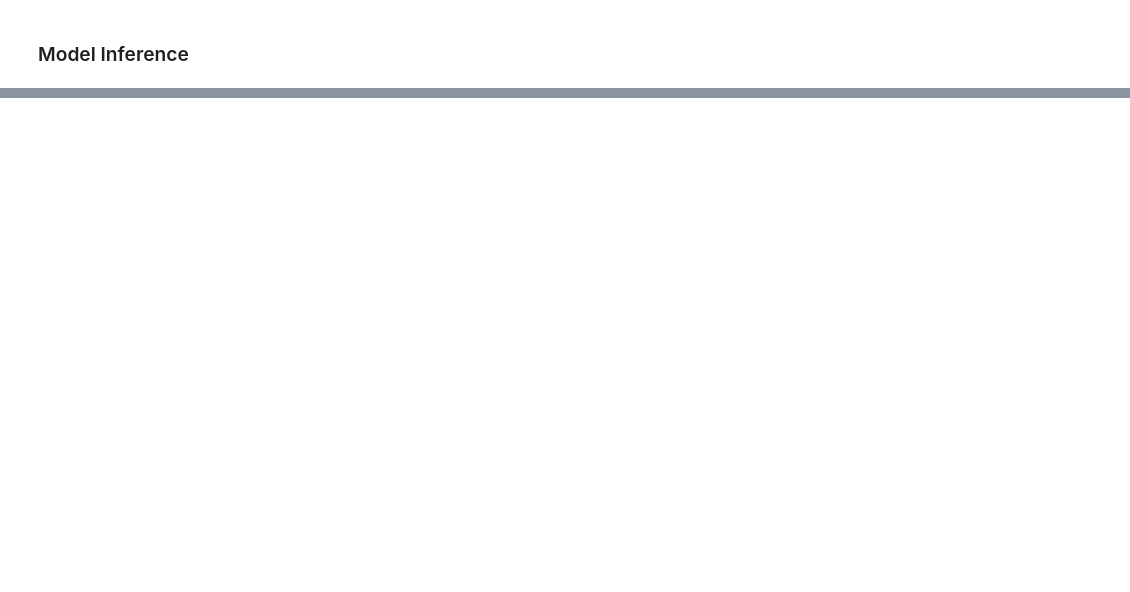
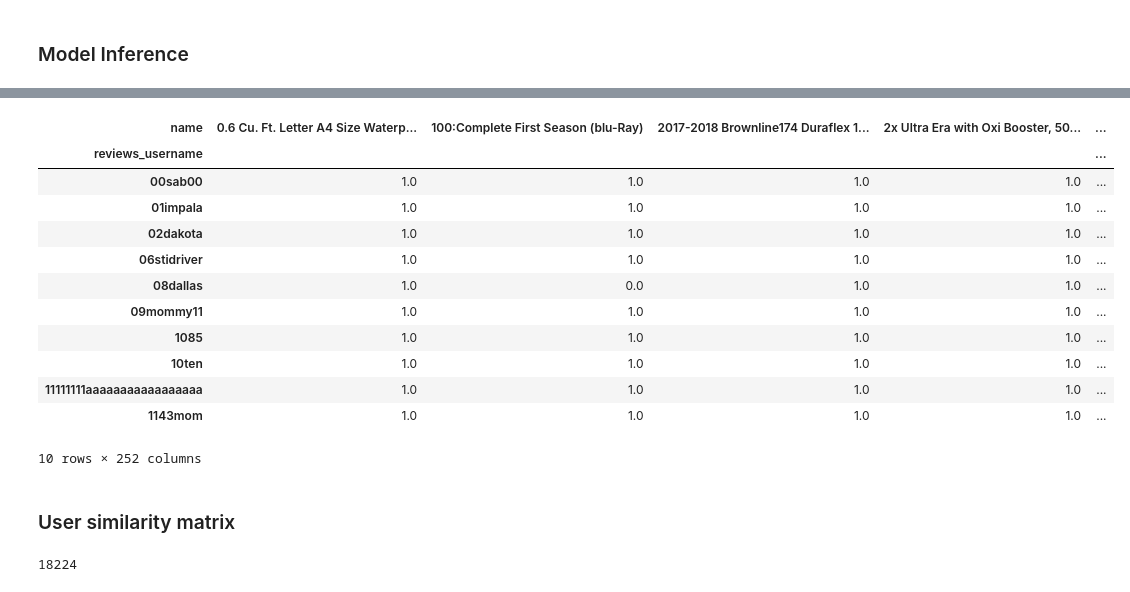
Before and after one commit to lingabalaji17/SentimentBasedProductRecommendation, a Jupyter notebook: SentimentBasedProductRecommendation.ipynb, the cells around one changed output, grey strips where cells are left out. Cells and saved outputs as stored; diff of their text form; code cells hidden in the pictures; blank space fills up the shorter version.

```diff
--- a/SentimentBasedProductRecommendation.ipynb
+++ b/SentimentBasedProductRecommendation.ipynb
@@ -540,0 +609,3 @@ df_metrics
+# %%
+# Copy the train dataset into dummy_train
+dummy_train = train.copy()
@@ -540,0 +621,27 @@ df_metrics
+# %%
+# The movies not rated by user is marked as 1 for prediction.
+dummy_train['reviews_rating'] = dummy_train['reviews_rating'].apply(lambda x: 0 if x>=1 else 1)
+# %%
+# Pivot the train ratings' dataset into matrix format in which columns are product names and the rows are user names.
+dummy_train = pd.pivot_table(dummy_train,index=['reviews_username'], columns = 'name', values = "reviews_rating").fillna(1)
+dummy_train.head(10)
+# %% [output]
+| name | 0.6 Cu. Ft. Letter A4 Size Waterp... | 100:Complete First Season (blu-Ray) | 2017-2018 Brownline174 Duraflex 1... | 2x Ultra Era with Oxi Booster, 50... | ... |
+| reviews_username |  |  |  |  | ... |
+| 00sab00 | 1.0 | 1.0 | 1.0 | 1.0 | ... |
+| 01impala | 1.0 | 1.0 | 1.0 | 1.0 | ... |
+| 02dakota | 1.0 | 1.0 | 1.0 | 1.0 | ... |
+| 06stidriver | 1.0 | 1.0 | 1.0 | 1.0 | ... |
+| 08dallas | 1.0 | 0.0 | 1.0 | 1.0 | ... |
+| 09mommy11 | 1.0 | 1.0 | 1.0 | 1.0 | ... |
+| 1085 | 1.0 | 1.0 | 1.0 | 1.0 | ... |
+| 10ten | 1.0 | 1.0 | 1.0 | 1.0 | ... |
+| 11111111aaaaaaaaaaaaaaaaa | 1.0 | 1.0 | 1.0 | 1.0 | ... |
+| 1143mom | 1.0 | 1.0 | 1.0 | 1.0 | ... |
+10 rows × 252 columns
+# %% [markdown]
+### User similarity matrix
+# %%
+df_pivot.index.nunique()
+# %% [output]
+18224
```
Also changed, not shown: parts of 35 cells of this notebook, 2 other files.
